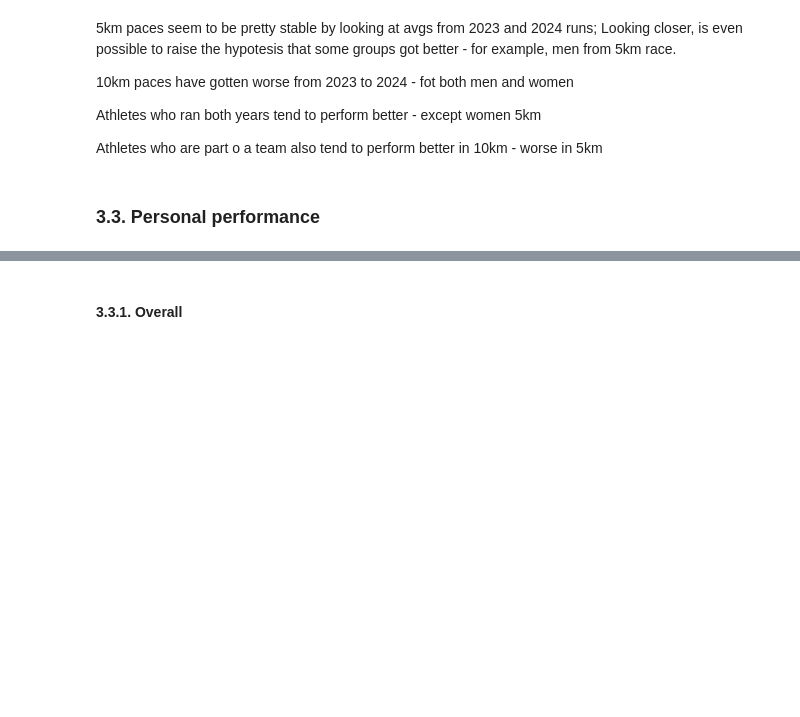
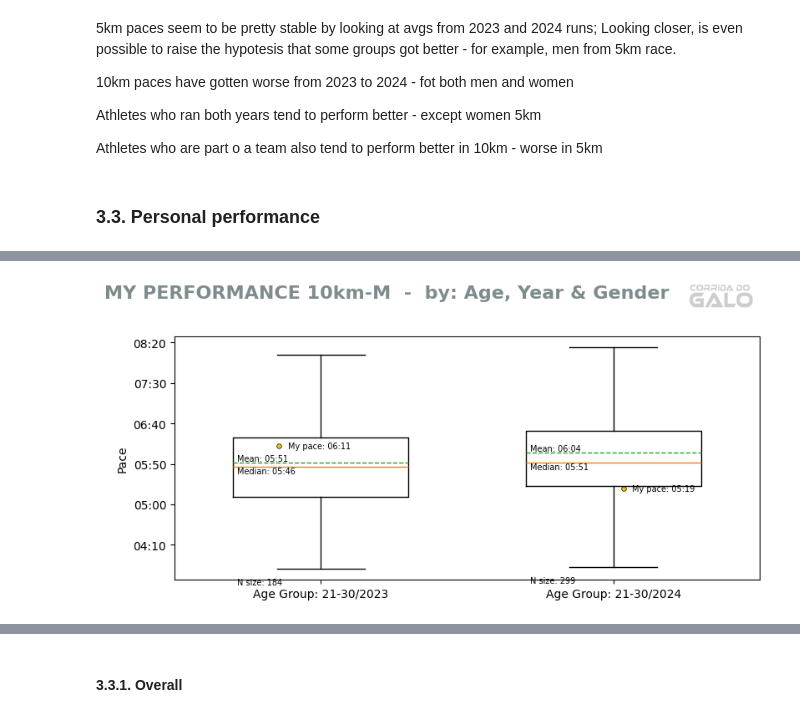
Before and after one commit to rocha-carvalhaes/galo_race_2.0, a Jupyter notebook: notebooks/performance_eda.ipynb, the cells around one changed output, grey strips where cells are left out. Cells and saved outputs as stored; diff of their text form; code cells hidden in the pictures; blank space fills up the shorter version.

```diff
--- a/notebooks/performance_eda.ipynb
+++ b/notebooks/performance_eda.ipynb
@@ -847,0 +889,30 @@ Athletes who are part o a team also tend to perform better in 10km - worse in 5k
+# %%
+fig_title = 'MY PERFORMANCE 10km-M  -  by: Age, Year & Gender'
+
+genders = df.loc[df['gender'] == my_gender, 'gender'].sort_values(ascending=True).unique()
+age_groups = df.loc[df['age_group'] == my_age_group, 'age_group'].sort_values(ascending=True).unique()
+years = df['year'].sort_values(ascending=True).unique()
+series_names_10 = []
+series_data_10 = []
+for gender in genders:
+    for age_group in age_groups:
+        for year in years:
+            data = df.loc[(df['year']==year) & (df['gender']==my_gender) & (df['dist_num'] == my_dist) & (df['age_group'] == age_group), 'pace_s']
+            if len(data) > 20:
+                series_names_10.append(f'Age Group: {age_group}/{year}')
+                series_data_10.append(data)
+
+fig, ax = boxplot_by(
+    series_names=series_names_10,
+    series_data=series_data_10,
+    fig_title=fig_title,
+    display='v',
+    figsize=(8, 4),
+    add_jitter=False,
+    highlight={
+        'Age Group: 21-30/2023': pace_2023,
+        'Age Group: 21-30/2024': pace_2024
+    }
+)
+# %% [output]
+[figure, added]
```
Also changed, not shown: parts of 8 cells of this notebook.
